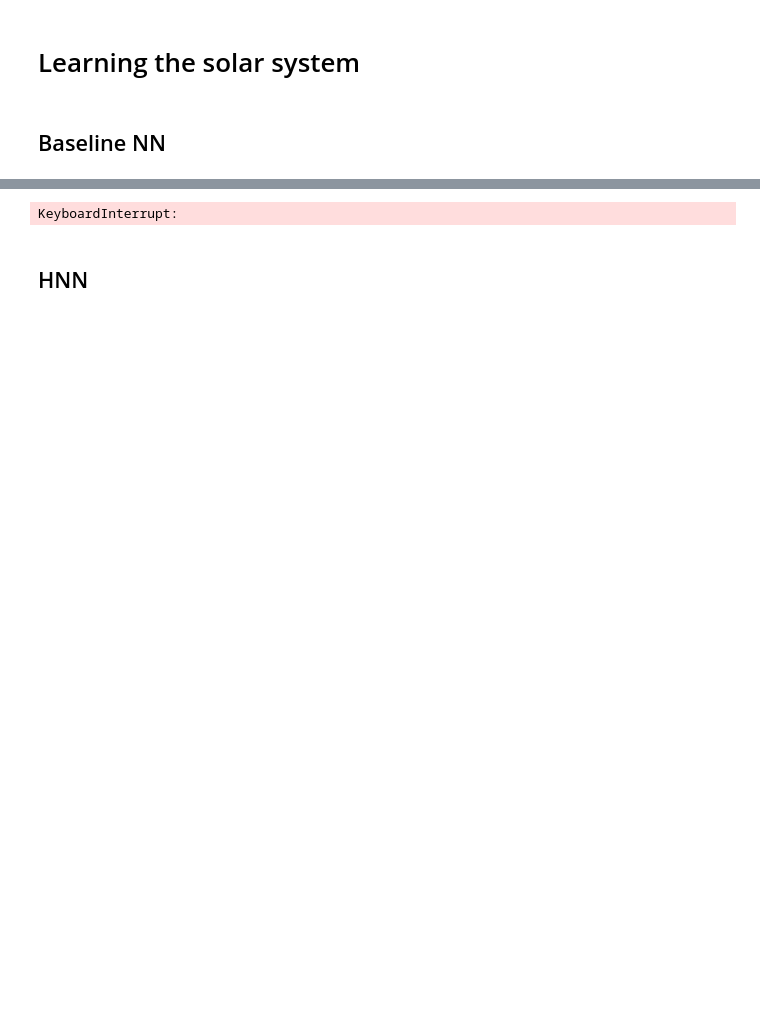
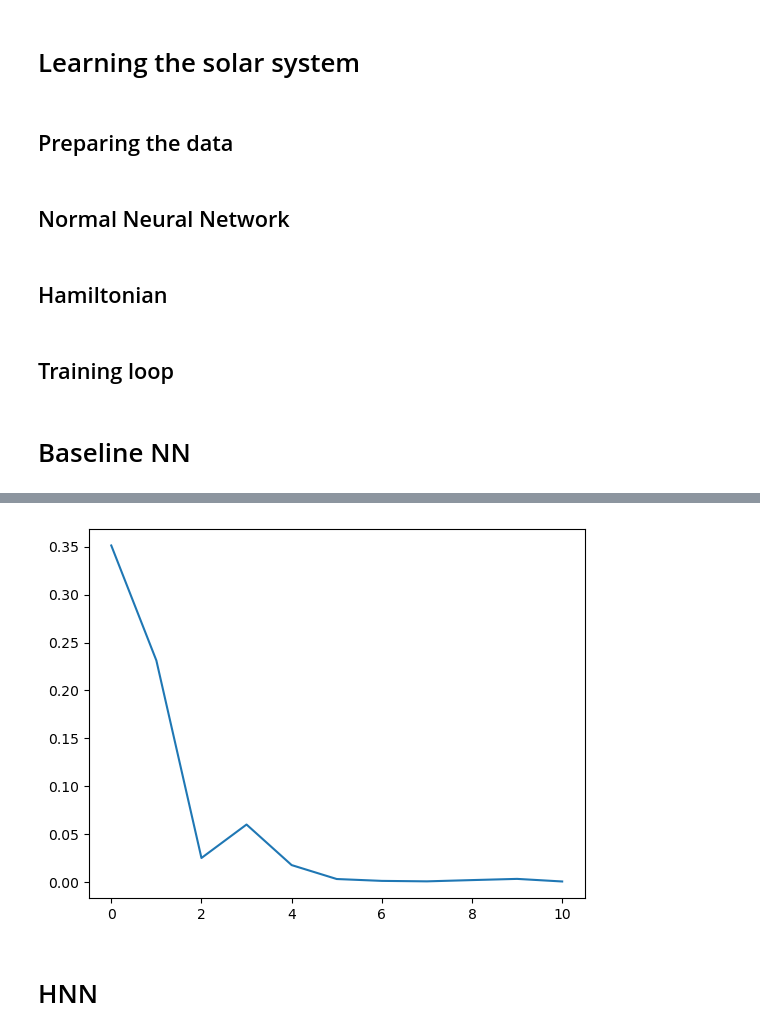
Before and after one commit to bGuenes/Scientific_ML_seminar, a Jupyter notebook: solar_hnn.ipynb, the cells around one changed output, grey strips where cells are left out. Drawn from its saved outputs; the diff is of its cells as text; code cells hidden in the pictures; blank space fills up the shorter version.

Commit message:
successful run of hnn training

```diff
--- a/solar_hnn.ipynb
+++ b/solar_hnn.ipynb
@@ -102,5 +107,7 @@ plt.show()
 # %% [markdown]
 # Learning the solar system
+# %% [markdown]
+## Preparing the data
 # %%
 def prep_data(data):
     q = np.array([])
@@ -133,3 +138,5 @@ dq_dp.requires_grad = True
+# %% [markdown]
+## Normal Neural Network
 # %%
 class MLP(nn.Module):
     def __init__(self, bodys) -> None:
@@ -146,57 +153,77 @@ class MLP(nn.Module):
         x = torch.tanh(self.fc3(x))
         x = self.fc4(x)
         return x
+# %% [markdown]
+## Hamiltonian
 # %%
-def HHN(x, model):
+def HNN(x, model):
     H = model(x)
 
     # this is where the HNN magic happens!!
-    x_field = torch.autograd.grad(H.sum(), x, create_graph=True)[0] # gradients for field
+    x_field = torch.autograd.grad(H.sum(), x, create_graph=True, retain_graph=True)[0] # gradients for field
     dH = torch.zeros_like(x_field)
-    dH.T[0] = x_field.T[1]
-    dH.T[1] = -x_field.T[0]
+
+    # Hamiltonian equations
+    # dq = dH/dp
+    dH.T[0] = x_field.T[3]
+    dH.T[1] = x_field.T[4]
+    dH.T[2] = x_field.T[5]
+
+    # dp = -dH/dq
+    dH.T[3] = -x_field.T[0]
+    dH.T[4] = -x_field.T[1]
+    dH.T[5] = -x_field.T[2]
 
     return dH
+# %% [markdown]
+## Training loop
 # %%
-def train(model, x, dx, batch_size, epochs, baseline=True, lr=0.001):
+def train(model, x, dx, batch_size=32, epochs=100, baseline=True, lr=0.001):
     loss_hist = []
 
     optimizer = torch.optim.Adam(model.parameters(), lr=lr)
     loss = nn.MSELoss()
 
-    for step in range(epochs):
+    for step in range(epochs+1):
         model.train()
         for batch in range(0, len(x), batch_size):
             x_batch = x[batch:batch+batch_size]
             dx_batch = dx[batch:batch+batch_size]
+
+            """x_batch = x_batch - x_batch.T.min(1)[0]
+            x_batch = x_batch / x_batch.T.max(1)[0]
+
+            dx_batch = dx_batch - dx_batch.T.min(1)[0]
+            dx_batch = dx_batch / dx_batch.T.max(1)[0]"""
+
             optimizer.zero_grad()
 
             if baseline:
                 pred = model(x_batch)
             else:
-                pred = HHN(x_batch, model)
+                pred = HNN(x_batch, model)
 
             loss_val = loss(pred, dx_batch)
             loss_val.backward()
             optimizer.step()
 
-        if step % 100 == 0:
-
+        if step % (epochs/10) == 0:
+            model.eval()
             if baseline:
                 pred = model(x)
             else:
-                pred = HHN(x, model)
+                pred = HNN(x, model)
 
             loss_val = loss(pred, dx)
             loss_hist.append(loss_val.item())
 
-            print(f"Epoch {step+1}/{epochs} --- Train-Loss: {round(loss_val.item(), 3)}")
+            print(f"Epoch {step}/{epochs} --- Train-Loss: {loss_val.item()}")#{round(loss_val.item(), 3)}")
 
     plt.plot(loss_hist)
 # %% [markdown]
-## Baseline NN
+# Baseline NN
 # %%
-model_baseline = MLP(len(targets))
+model_baseline = MLP(q_p.shape[1])
 
-train(model=model_baseline, x=q_p, dx=dq_dp, batch_size=32, epochs=1000, baseline=True, lr=1000)
+train(model=model_baseline, x=q_p, dx=dq_dp, batch_size=32, epochs=100, baseline=True, lr=1e-3)
 # %% [output]
@@ -209,4 +241,4 @@ Epoch 501/1000 --- Train-Loss: 8747125563195392.0
-KeyboardInterrupt:
+[figure, added]
 # %% [markdown]
-## HNN
+# HNN
 # %%
```
Also changed, not shown: parts of 11 cells of this notebook.
